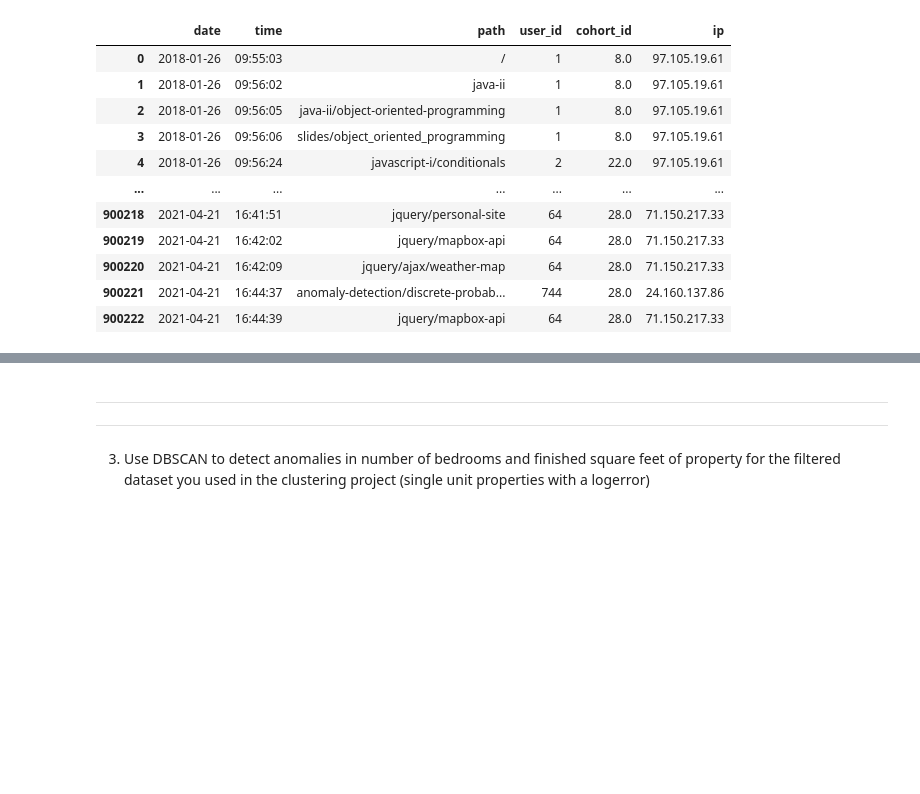
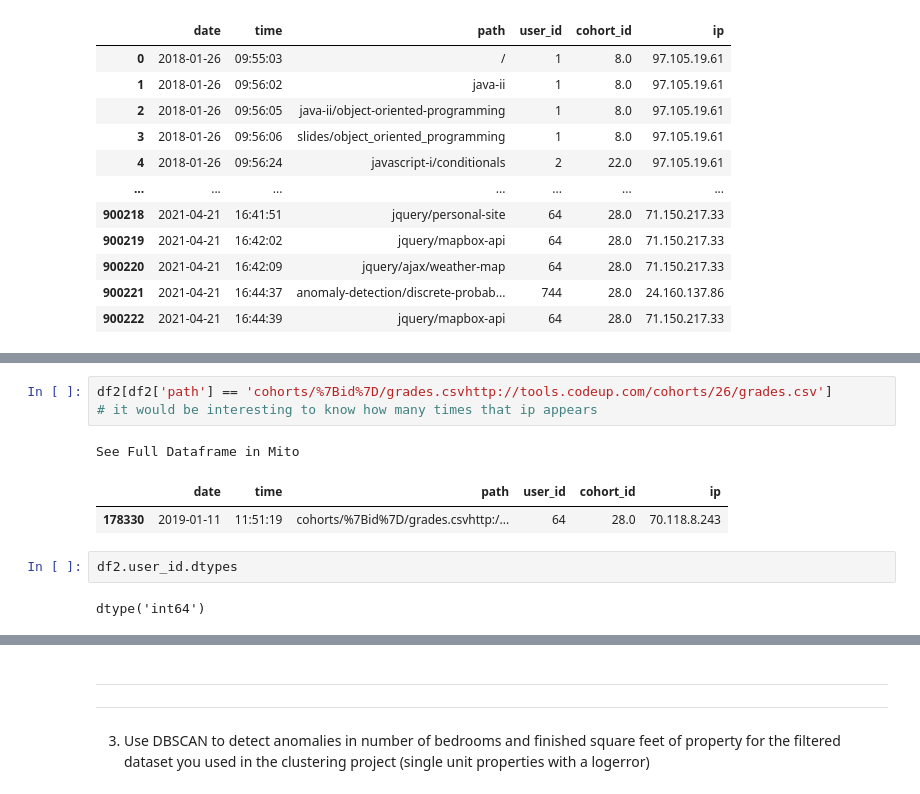
Before and after one commit to nicholas-dougherty/anomaly-detection-exercises, a Jupyter notebook: clustering_anomaly_detection.ipynb, the cells around one changed output, grey strips where cells are left out. Cells and saved outputs as stored; diff of their text form; blank space fills up the shorter version.

```diff
--- a/clustering_anomaly_detection.ipynb
+++ b/clustering_anomaly_detection.ipynb
@@ -275,0 +458,11 @@ See Full Dataframe in Mito
+# %%
+df2[df2['path'] == 'cohorts/%7Bid%7D/grades.csvhttp://tools.codeup.com/cohorts/26/grades.csv']
+# it would be interesting to know how many times that ip appears
+# %% [output]
+See Full Dataframe in Mito
+|  | date | time | path | user_id | cohort_id | ip |
+| 178330 | 2019-01-11 | 11:51:19 | cohorts/%7Bid%7D/grades.csvhttp:/... | 64 | 28.0 | 70.118.8.243 |
+# %%
+df2.user_id.dtypes
+# %% [output]
+dtype('int64')
```
Also changed, not shown: parts of 44 cells of this notebook, 1 other file.
